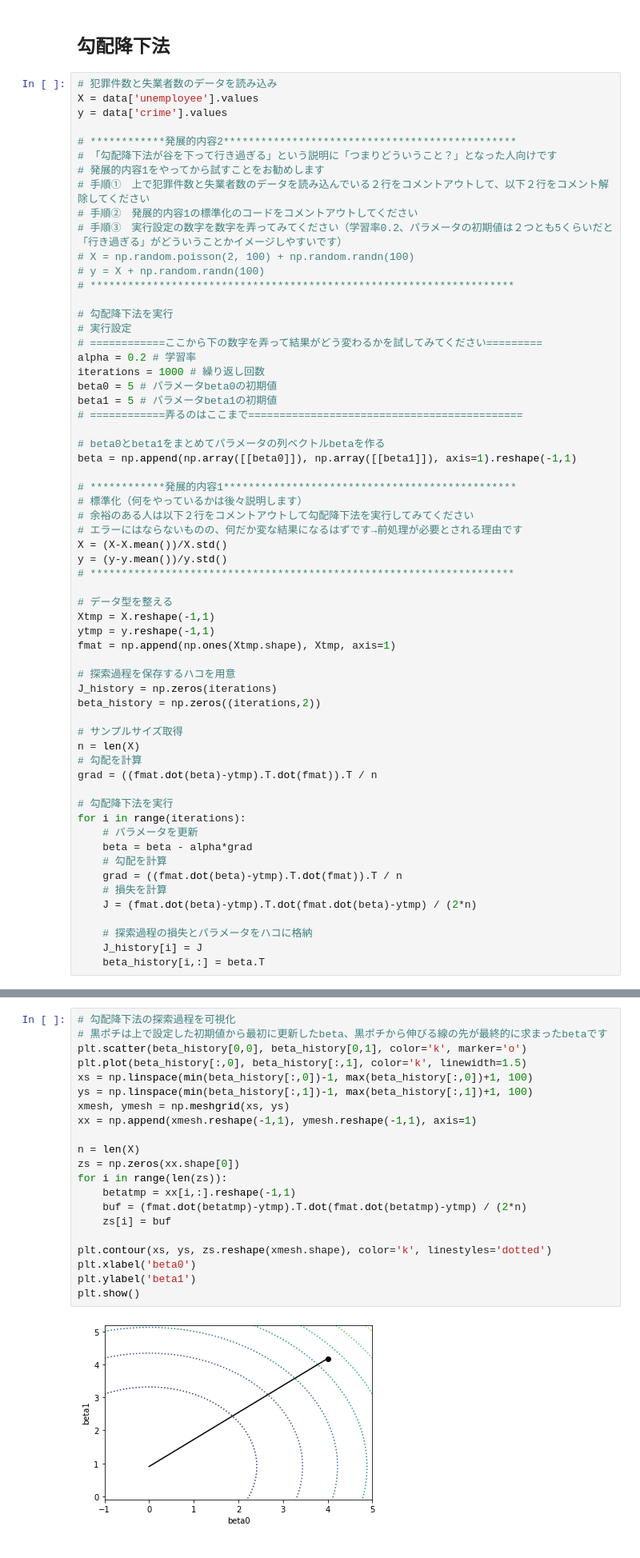
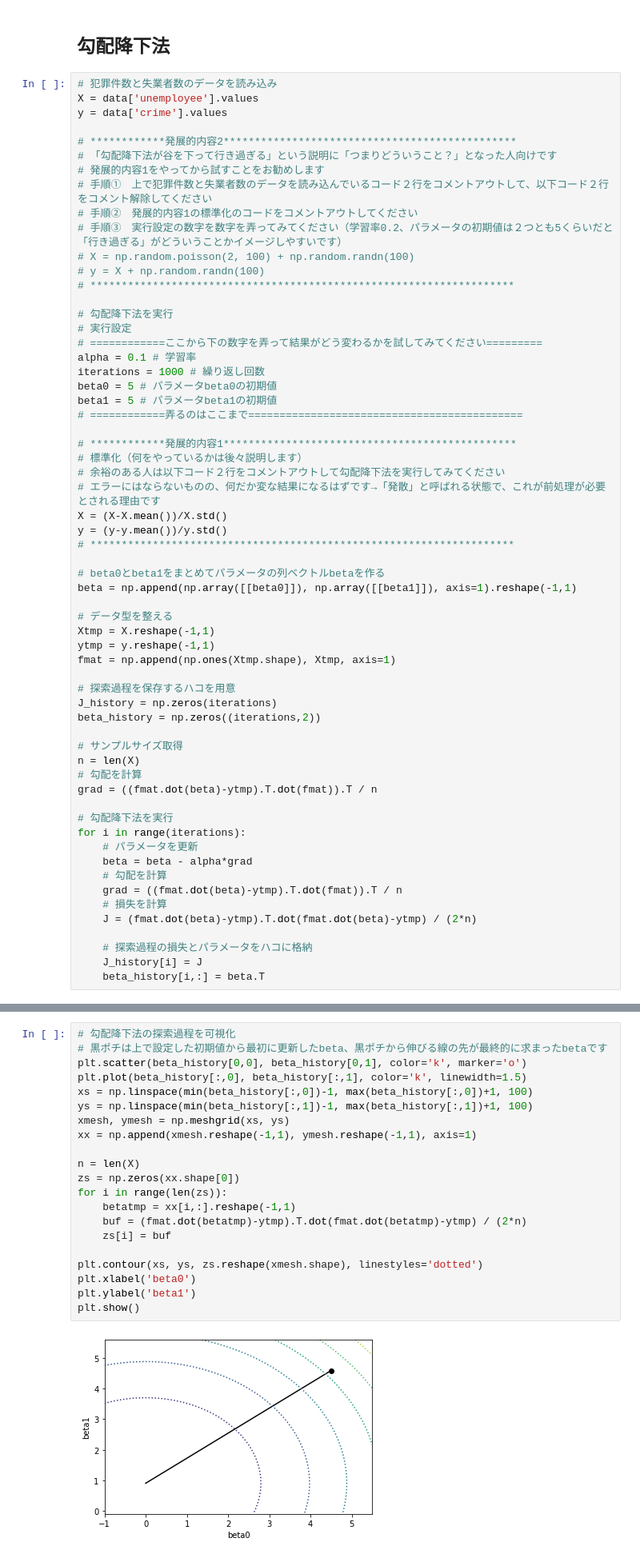
Before and after one commit to ioootarho/studyML, a Jupyter notebook: handson/src/LinearRegression.ipynb, the cells around one changed output, grey strips where cells are left out. Shown: that part at 80% size. Saved outputs shown, nothing was run; the diff lists cells and outputs as text.

```diff
--- a/handson/src/LinearRegression.ipynb
+++ b/handson/src/LinearRegression.ipynb
@@ -161,7 +197,7 @@ y = data['crime'].values
 # ************発展的内容2***********************************************
 # 「勾配降下法が谷を下って行き過ぎる」という説明に「つまりどういうこと？」となった人向けです
 # 発展的内容1をやってから試すことをお勧めします
-# 手順①　上で犯罪件数と失業者数のデータを読み込んでいる２行をコメントアウトして、以下２行をコメント解除してください
+# 手順①　上で犯罪件数と失業者数のデータを読み込んでいるコード２行をコメントアウトして、以下コード２行をコメント解除してください
 # 手順②　発展的内容1の標準化のコードをコメントアウトしてください
 # 手順③　実行設定の数字を数字を弄ってみてください（学習率0.2、パラメータの初期値は２つとも5くらいだと「行き過ぎる」がどういうことかイメージしやすいです）
 # X = np.random.poisson(2, 100) + np.random.randn(100)
@@ -171,22 +207,22 @@ y = data['crime'].values
 # 勾配降下法を実行
 # 実行設定
 # ============ここから下の数字を弄って結果がどう変わるかを試してみてください=========
-alpha = 0.2 # 学習率
+alpha = 0.1 # 学習率
 iterations = 1000 # 繰り返し回数
 beta0 = 5 # パラメータbeta0の初期値
 beta1 = 5 # パラメータbeta1の初期値
 # ============弄るのはここまで============================================
 
-# beta0とbeta1をまとめてパラメータの列ベクトルbetaを作る
-beta = np.append(np.array([[beta0]]), np.array([[beta1]]), axis=1).reshape(-1,1)
-
 # ************発展的内容1***********************************************
 # 標準化（何をやっているかは後々説明します）
-# 余裕のある人は以下２行をコメントアウトして勾配降下法を実行してみてください
-# エラーにはならないものの、何だか変な結果になるはずです→前処理が必要とされる理由です
+# 余裕のある人は以下コード２行をコメントアウトして勾配降下法を実行してみてください
+# エラーにはならないものの、何だか変な結果になるはずです→「発散」と呼ばれる状態で、これが前処理が必要とされる理由です
 X = (X-X.mean())/X.std()
 y = (y-y.mean())/y.std()
 # ********************************************************************
+
+# beta0とbeta1をまとめてパラメータの列ベクトルbetaを作る
+beta = np.append(np.array([[beta0]]), np.array([[beta1]]), axis=1).reshape(-1,1)
 
 # データ型を整える
 Xtmp = X.reshape(-1,1)
@@ -225,26 +261,26 @@ Text(0, 0.5, 'cost function')
 # %%
 # 勾配降下法の探索過程を可視化
 # 黒ポチは上で設定した初期値から最初に更新したbeta、黒ポチから伸びる線の先が最終的に求まったbetaです
 plt.scatter(beta_history[0,0], beta_history[0,1], color='k', marker='o')
 plt.plot(beta_history[:,0], beta_history[:,1], color='k', linewidth=1.5)
 xs = np.linspace(min(beta_history[:,0])-1, max(beta_history[:,0])+1, 100)
 ys = np.linspace(min(beta_history[:,1])-1, max(beta_history[:,1])+1, 100)
 xmesh, ymesh = np.meshgrid(xs, ys)
 xx = np.append(xmesh.reshape(-1,1), ymesh.reshape(-1,1), axis=1)
 
 n = len(X)
 zs = np.zeros(xx.shape[0])
 for i in range(len(zs)):
     betatmp = xx[i,:].reshape(-1,1)
     buf = (fmat.dot(betatmp)-ytmp).T.dot(fmat.dot(betatmp)-ytmp) / (2*n)
     zs[i] = buf
 
-plt.contour(xs, ys, zs.reshape(xmesh.shape), color='k', linestyles='dotted')
+plt.contour(xs, ys, zs.reshape(xmesh.shape), linestyles='dotted')
 plt.xlabel('beta0')
 plt.ylabel('beta1')
 plt.show()
 # %% [output]
-[figure, old version]
+[figure, new version]
 # %%
 # 勾配降下法の回帰結果を可視化
 reg_plot(X, y, beta)
```
Also changed, not shown: parts of 10 cells of this notebook, 1 other file.
